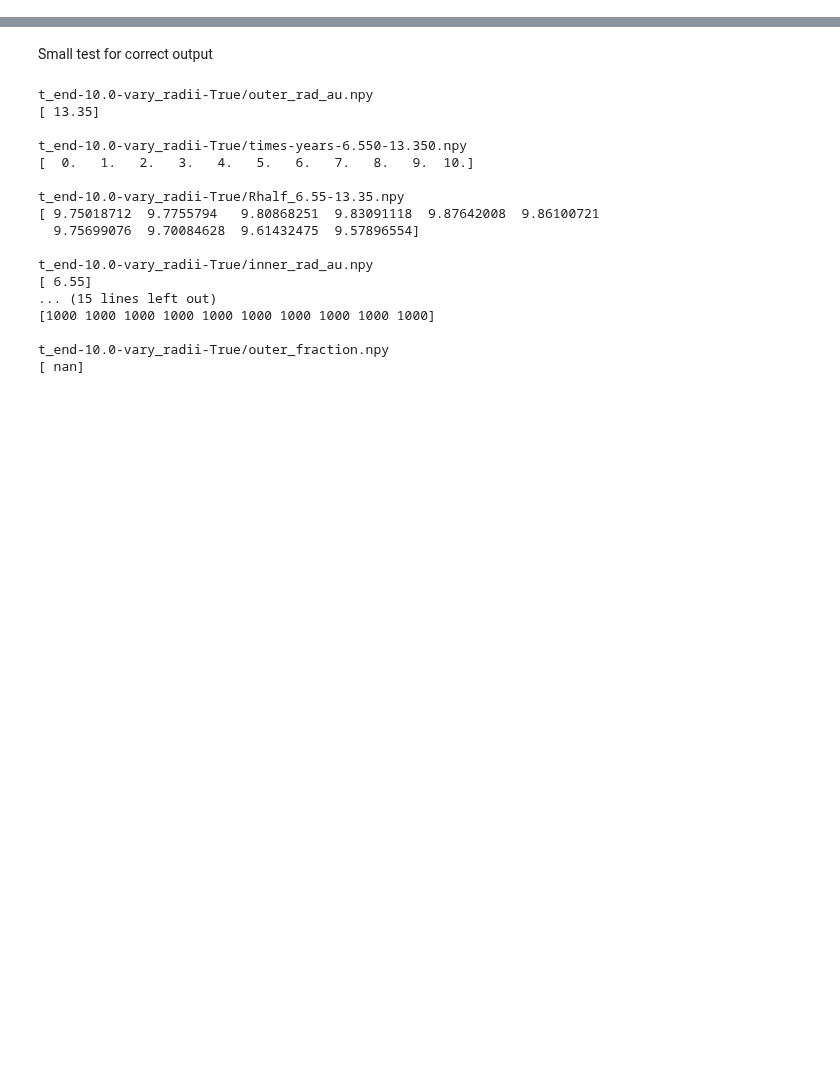
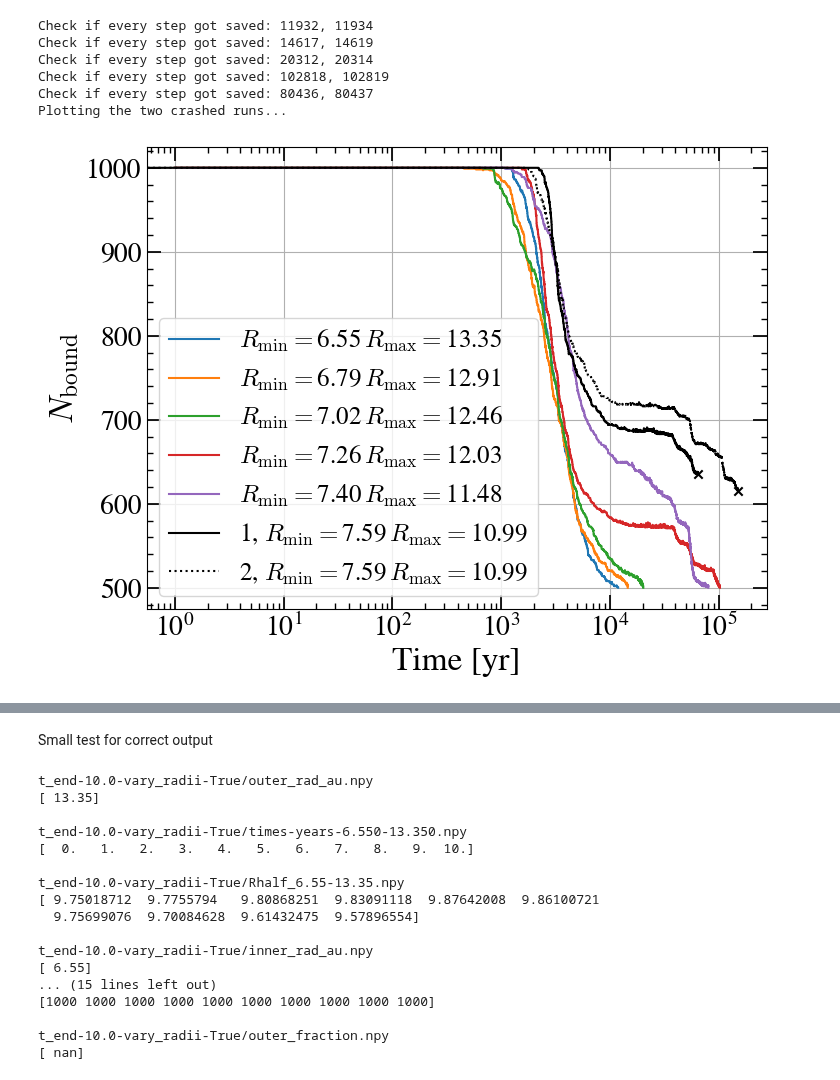
Before and after one commit to LucasPouw/amuse-KL, a Jupyter notebook: data_processing.ipynb, the cells around one changed output, grey strips where cells are left out. Cells and saved outputs as stored; diff of their text form; code cells hidden in the pictures; blank space fills up the shorter version.

```diff
--- a/data_processing.ipynb
+++ b/data_processing.ipynb
@@ -17,0 +96,43 @@ Saving all files in: /home/vdvuurst/AMUSE
+# %%
+rmins = np.array([6.550, 6.788, 7.016, 7.265, 7.400, 7.589])
+rmaxs = np.array([13.35, 12.908, 12.456, 12.025, 11.480, 10.989])
+
+fig, ax = plt.subplots(figsize=(8,6))
+for rmin, rmax in zip(rmins, rmaxs):
+
+    if rmin != 7.589:
+        time = np.load(f'./amuseKL-output/vary_radii-True/times-year-{rmin:.3f}-{rmax:.3f}.npy', allow_pickle=True)
+        times = [t.value_in(units.yr) for t in time]
+        print(f'Check if every step got saved: {int(times[-1])}, {len(times)}')
+
+        nbound = np.load(f'./amuseKL-output/vary_radii-True/Nbound_rmin{rmin:.3f}-rmax{rmax:.3f}.npy', allow_pickle=True)  # Does NOT include t=0
+        ax.plot(times[1:], nbound, label=r'$R_{\rm min}=$' + f'{rmin:.2f}' + r'$\, R_{\rm max}=$' + f'{rmax:.2f}')
+
+    else:
+        print('Plotting the two crashed runs...')
+
+        nbound1 = np.load('./amuseKL-output/vary_radii-True/Nbound_rmin7.589-rmax10.989.npy', allow_pickle=True)  # Includes t=0
+        time = np.arange(len(nbound1))
+        ax.plot(time, nbound1, label=r'1, $R_{\rm min}=$' + f'{rmin:.2f}' + r'$\, R_{\rm max}=$' + f'{rmax:.2f}', color='black', linestyle='solid')
+        ax.scatter(time[-1], nbound1[-1], marker='x', color='black')
+
+        nbound2 = np.load('/data2/pouw/amuse-project/amuseKL-output/r_min-7.589-r_max-10.989/Nbound_rmin7.589-rmax10.989.npy', allow_pickle=True)  # Includes t=0
+        time = np.arange(len(nbound2))
+        ax.plot(time, nbound2, label=r'2, $R_{\rm min}=$' + f'{rmin:.2f}' + r'$\, R_{\rm max}=$' + f'{rmax:.2f}', color='black', linestyle='dotted')
+        ax.scatter(time[-1], nbound2[-1], marker='x', color='black')
+
+
+ax.semilogx()
+ax.legend(fontsize=18)
+ax.set_xlabel('Time [yr]')
+ax.set_ylabel(r'$N_{\rm bound}$')
+ax.grid()
+plt.show()
+# %% [output]
+Check if every step got saved: 11932, 11934
+Check if every step got saved: 14617, 14619
+Check if every step got saved: 20312, 20314
+Check if every step got saved: 102818, 102819
+Check if every step got saved: 80436, 80437
+Plotting the two crashed runs...
+[figure, added]
```
Also changed, not shown: parts of 7 cells of this notebook.
